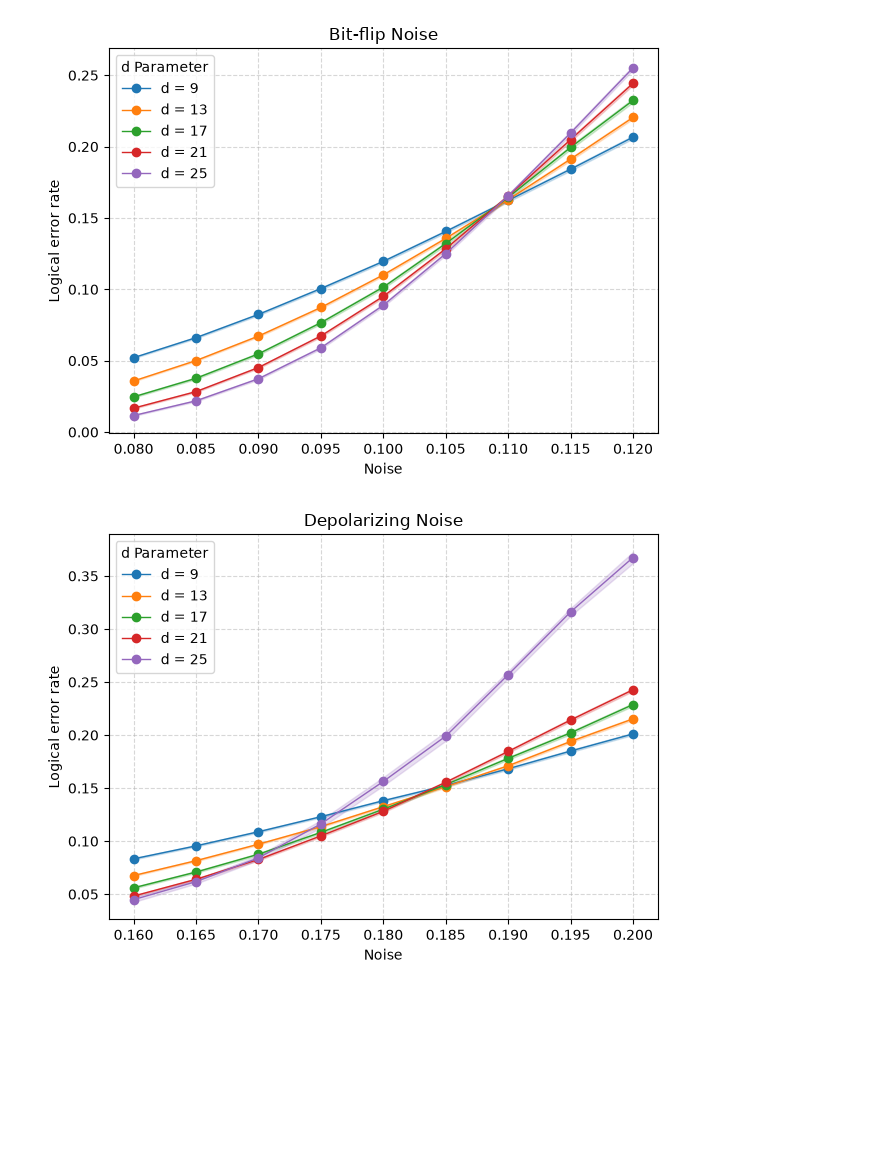
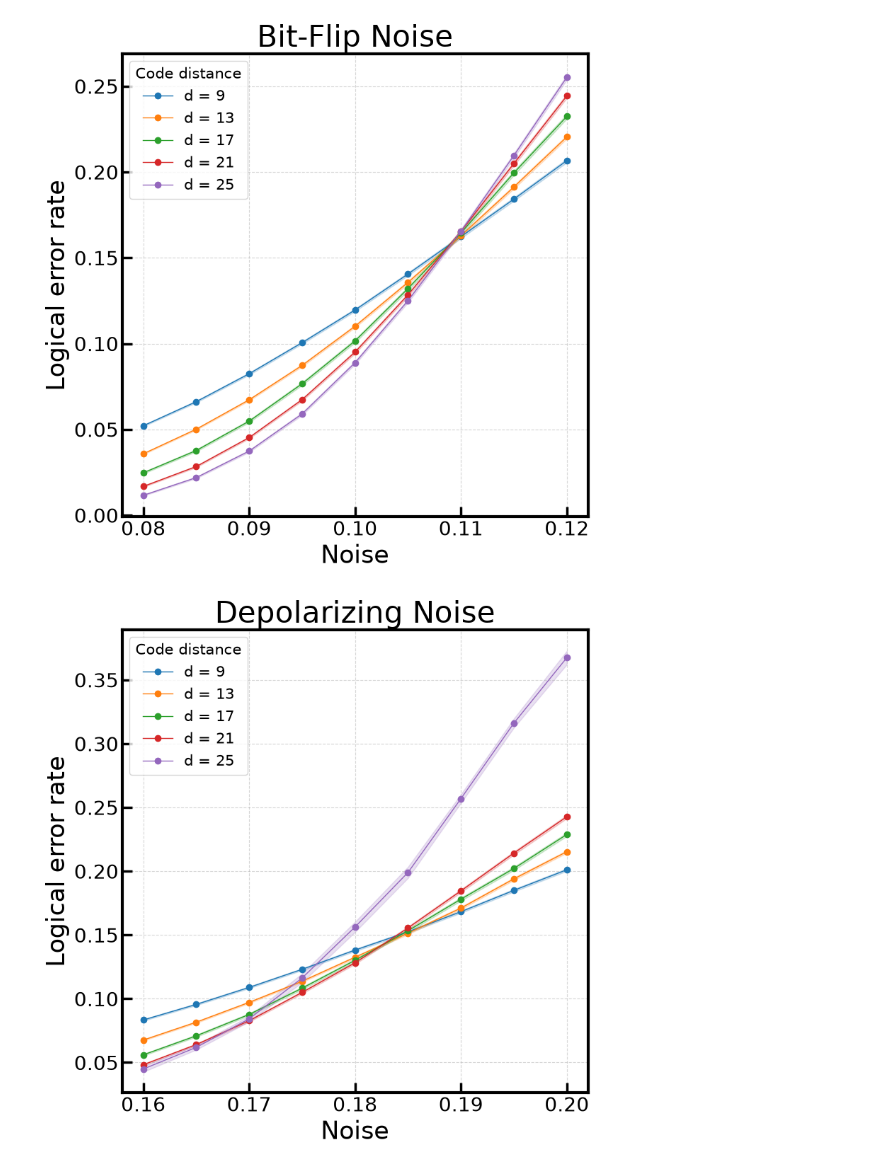
Before and after one commit to sou-27/Tensor-Network-Decoder, a Jupyter notebook: Run_scripts/analyse_thresholds.ipynb, the cells around one changed output. Drawn from its saved outputs; the diff is of its cells as text; code cells hidden in the pictures; blank space fills up the shorter version.

```diff
--- a/Run_scripts/analyse_thresholds.ipynb
+++ b/Run_scripts/analyse_thresholds.ipynb
@@ -15,31 +15,47 @@ df = pd.concat(
 )
 df_sorted = df.sort_values(by = ["d", "noise"])
 # %%
+fig, ax = plt.subplots(figsize=(8,8))
+ax.tick_params(axis='y', direction='in', labelsize= 20, size = 10,which='both',width = 2.5)
+
+ax.tick_params(axis='x', direction='in', labelsize= 20, size = 10,which='both',width = 2.5)
+
+
+for spine in ax.spines.values():
+        spine.set_linewidth(3)
+
 for d_val, sub_df in df_sorted.groupby("d"):
-    line, = plt.plot(
+    line, = ax.plot(
         sub_df["noise"],
         sub_df["error_rate"],
         marker="o",
         linewidth=1,
         label=f"d = {d_val}"
     )
-    plt.fill_between(
+    ax.fill_between(
         sub_df["noise"],
         sub_df["ci_low"],
         sub_df["ci_high"],
         color=line.get_color(),
         alpha=0.2  # Transparency for confidence region
     )
 
-plt.xlabel("Noise")
-plt.ylabel("Logical error rate")
-plt.title("Bit-flip Noise")
+plt.xlabel("Noise", size = 25)
+plt.ylabel("Logical error rate", size = 25)
+plt.title("Bit-Flip Noise", size = 30)
 plt.grid(True, linestyle="--", alpha=0.5)
-plt.legend(title="d Parameter")
+plt.legend(title="Code distance", fontsize = 15, title_fontsize = 15)
 plt.tight_layout()
-plt.show()
+
+plt.savefig(RESULTS_DIR/"bitflip_threshold.png",
+            dpi=600,                    # High resolution
+            bbox_inches='tight',        # Remove extra whitespace
+            pad_inches=0.05,           # Small padding
+            transparent=False,         # Set to True if needed
+            facecolor='white'          # White background
+            )
 # %% [output]
-[figure, old version]
+[figure, new version]
 # %%
 ds = [9,13,17,21,25]
 # %%
@@ -49,15 +65,24 @@ df = pd.concat(
 )
 df_sorted = df.sort_values(by = ["d", "noise"])
 # %%
+fig, ax = plt.subplots(figsize=(8,8))
+ax.tick_params(axis='y', direction='in', labelsize= 20, size = 10,which='both',width = 2.5)
+
+ax.tick_params(axis='x', direction='in', labelsize= 20, size = 10,which='both',width = 2.5)
+
+
+for spine in ax.spines.values():
+        spine.set_linewidth(3)
+
 for d_val, sub_df in df_sorted.groupby("d"):
-    line, = plt.plot(
+    line, = ax.plot(
         sub_df["noise"],
         sub_df["error_rate"],
         marker="o",
         linewidth=1,
         label=f"d = {d_val}"
     )
-    plt.fill_between(
+    ax.fill_between(
         sub_df["noise"],
         sub_df["ci_low"],
         sub_df["ci_high"],
@@ -65,12 +90,19 @@ for d_val, sub_df in df_sorted.groupby("d"):
         alpha=0.2  # Transparency for confidence region
     )
 
-plt.xlabel("Noise")
-plt.ylabel("Logical error rate")
-plt.title("Depolarizing Noise")
+plt.xlabel("Noise", size = 25)
+plt.ylabel("Logical error rate", size = 25)
+plt.title("Depolarizing Noise", size = 30)
 plt.grid(True, linestyle="--", alpha=0.5)
-plt.legend(title="d Parameter")
+plt.legend(title="Code distance", fontsize = 15, title_fontsize = 15)
 plt.tight_layout()
-plt.show()
+
+plt.savefig(RESULTS_DIR/"depolarizing_threshold.png",
+            dpi=600,                    # High resolution
+            bbox_inches='tight',        # Remove extra whitespace
+            pad_inches=0.05,           # Small padding
+            transparent=False,         # Set to True if needed
+            facecolor='white'          # White background
+            )
 # %% [output]
-[figure, old version]
+[figure, new version]
```
Also changed, not shown: 5 other files.
